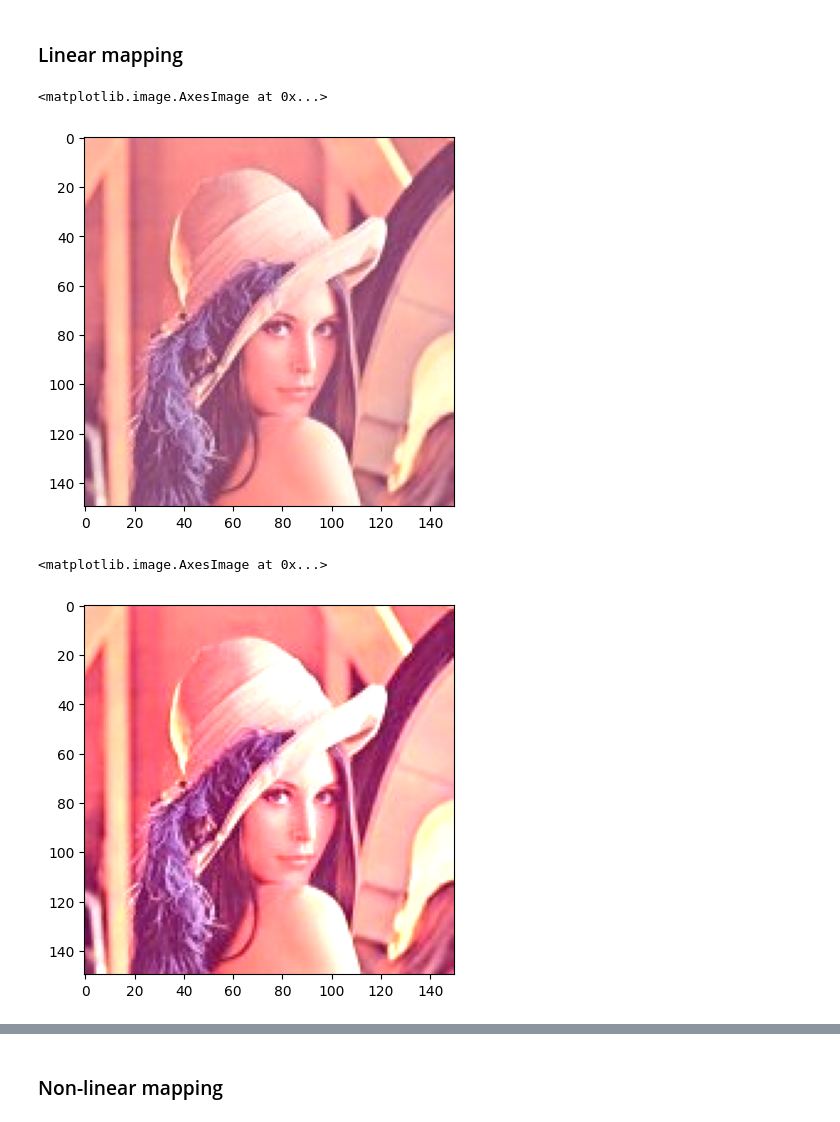
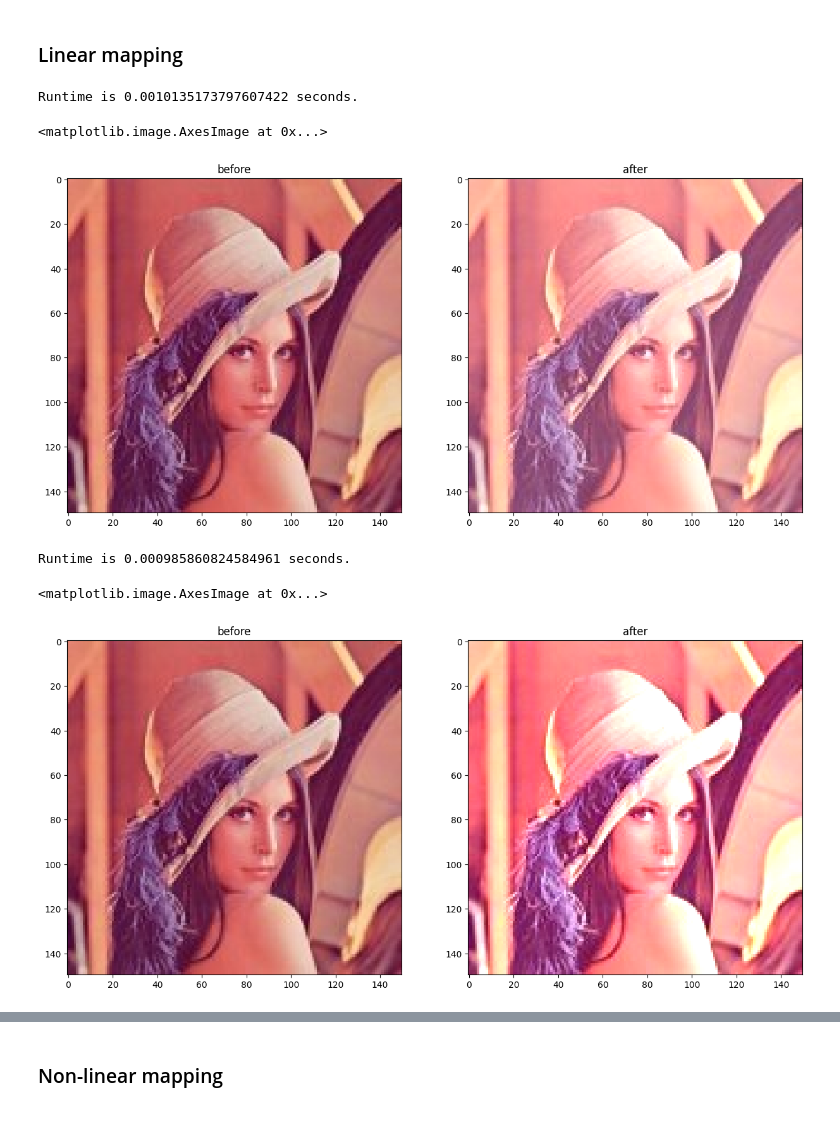
Before and after one commit to TungAlter/XLA-Lab01, a Jupyter notebook: Color_Transformations.ipynb, the cells around one changed output, grey strips where cells are left out. Saved outputs shown, nothing was run; the diff lists cells and outputs as text; code cells hidden in the pictures.

```diff
--- a/Color_Transformations.ipynb
+++ b/Color_Transformations.ipynb
@@ -20,24 +24,40 @@ img.shape
 <h3>Linear mapping</h3>
 # %%
 
-#! mở ảnh
-img = Image.open("Lenna.jpg")
  #! g(x,y) = f(x,y)+b
 def linear1(image, b):
     arrayImage = np.array(img)
     newImage = arrayImage + float(b)
-    newImage = np.clip(newImage, 0, 255)# giới hạn miền giá trị
+    newImage = np.clip(newImage, 0, 255)# giới hạn miền giá trị 0-255
     return newImage.astype(np.uint8) # chuyển từ float thành int
 
-newImage = linear1(img,b=50)
-plt.imshow(newImage)
+#! mở ảnh
+img = Image.open("Lenna.jpg")
+
+#! show ảnh gốc
+fig = plt.figure(figsize=(15,12))
+ax1,ax2 = fig.subplots(1,2)
+ax1.set_title("before")
+ax1.imshow(img)
+
+#! starting time
+start = time.time()
+#! gọi hàm biến đổi
+img = linear1(img,50)
+#! end time
+end = time.time()
+
+#! total time taken
+print(f"Runtime is {end - start} seconds.")
+#! show ảnh sau biến đổi
+ax2.set_title("after")
+ax2.imshow(img)
 # %% [output]
-<matplotlib.image.AxesImage at 0x...>
+Runtime is 0.0010135173797607422 seconds.
+<matplotlib.image.AxesImage at 0x...>
-[figure, old version]
+[figure, new version]
 # %%
 
-#! mở ảnh
-img = Image.open("Lenna.jpg")
  #! g(x,y) = a.f(x,y)
 def linear2(image, a):
     arrayImage = np.array(img)
@@ -45,10 +65,30 @@ def linear2(image, a):
     newImage = np.clip(newImage, 0, 255) #giới hạn miền giá trị
     return newImage.astype(np.uint8) #chuyển giá trị float thành int
 
-newImage = linear2(img,a=1.5)
-plt.imshow(newImage)
+#! mở ảnh
+img = Image.open("Lenna.jpg")
+
+#! show ảnh gốc
+fig = plt.figure(figsize=(15,12))
+ax1,ax2 = fig.subplots(1,2)
+ax1.set_title("before")
+ax1.imshow(img)
+
+#! starting time
+start = time.time()
+#! gọi hàm biến đổi
+img = linear2(img,1.5)
+#! end time
+end = time.time()
+
+#! total time taken
+print(f"Runtime is {end - start} seconds.")
+#! show ảnh sau biến đổi
+ax2.set_title("after")
+ax2.imshow(img)
 # %% [output]
-<matplotlib.image.AxesImage at 0x...>
+Runtime is 0.000985860824584961 seconds.
+<matplotlib.image.AxesImage at 0x...>
-[figure, old version]
+[figure, new version]
 # %%
 
```
Also changed, not shown: parts of 5 cells of this notebook, 3 other files.
